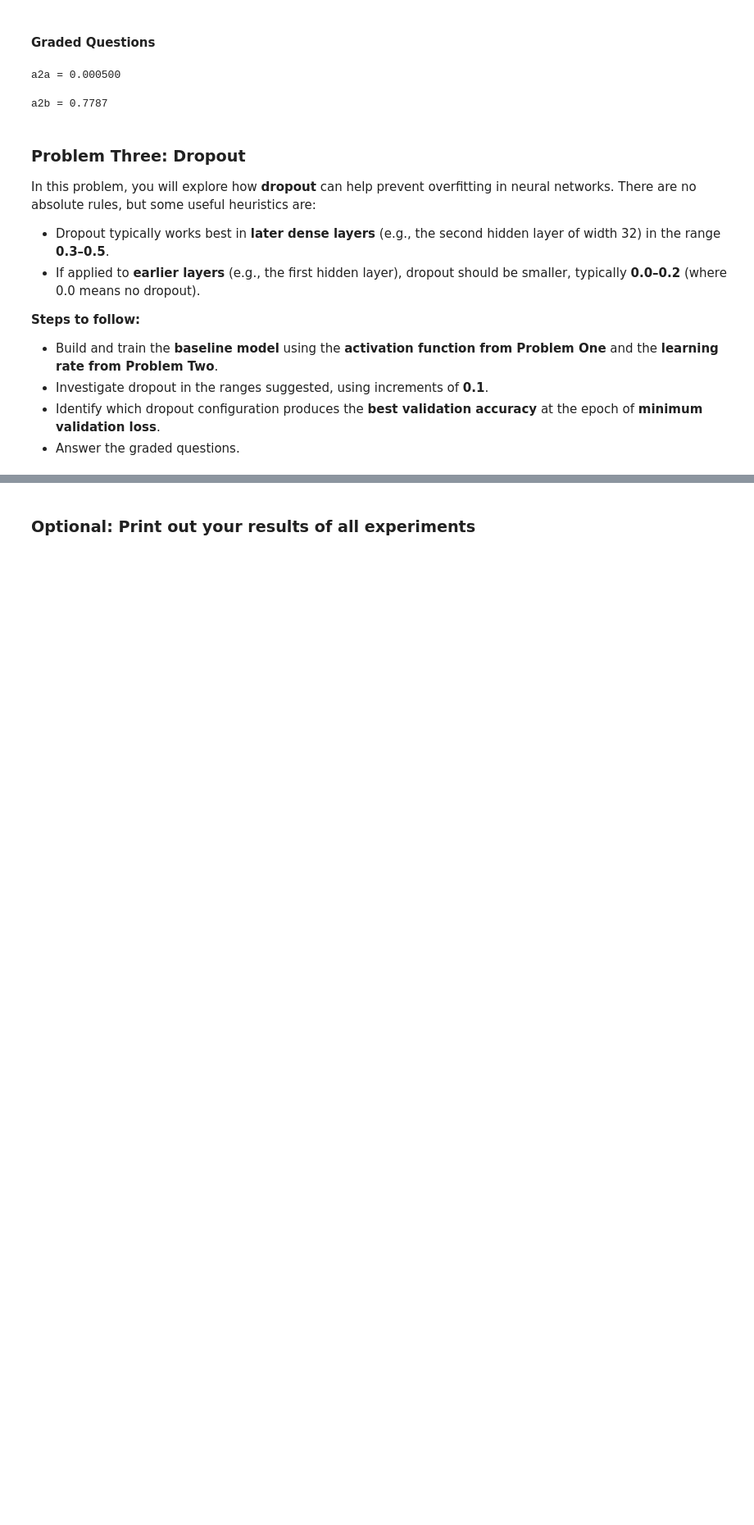
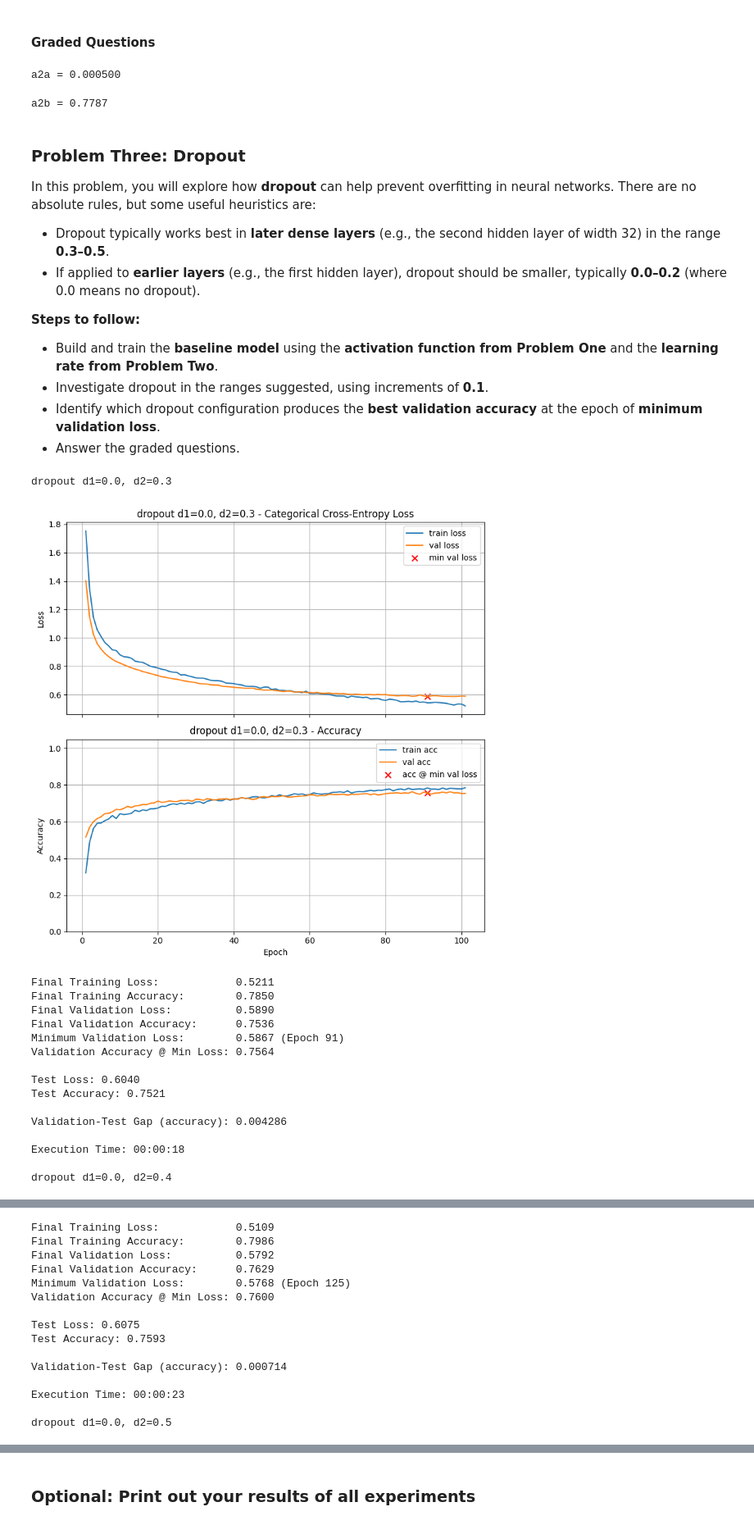
Before and after one commit to tlevash23/Mod7, a Jupyter notebook: Homework_03.ipynb, the cells around one changed output, grey strips where cells are left out. Shown at 82% size. Drawn from its saved outputs; the diff is of its cells as text; code cells hidden in the pictures; blank space fills up the shorter version.

```diff
--- a/Homework_03.ipynb
+++ b/Homework_03.ipynb
@@ -687,3 +687,53 @@ In this problem, you will explore how **dropout** can help prevent overfitting i
 * Answer the graded questions.
 # %%
 # Your code here. Add as many cells as you need.
+
+results = {}
+
+best_activation = "tanh"
+best_lr = 0.0005
+
+early_dropouts = [0.0, 0.1, 0.2]   # early drop
+late_dropouts  = [0.3, 0.4, 0.5]   # later drop
+
+for d1 in early_dropouts:
+    for d2 in late_dropouts:
+
+        layer_list = [
+            (64, best_activation, 0.0, d1),
+            (32, best_activation, 0.0, d2)
+        ]
+
+        model_dropout = build_model(
+            n_inputs=X_train.shape[1],
+            layer_list=layer_list,
+            n_classes=n_classes
+        )
+
+        train_and_test(
+            model_dropout,
+            epochs=500,
+            lr_schedule=best_lr,
+            title=f"dropout d1={d1:.1f}, d2={d2:.1f}",
+            verbose=0
+        )
+
+print_results()
+# %% [output]
+dropout d1=0.0, d2=0.3
+[figure, added]
+Final Training Loss:            0.5211
+Final Training Accuracy:        0.7850
+Final Validation Loss:          0.5890
+Final Validation Accuracy:      0.7536
+Minimum Validation Loss:        0.5867 (Epoch 91)
+Validation Accuracy @ Min Loss: 0.7564
+
+Test Loss: 0.6040
+Test Accuracy: 0.7521
+
+Validation-Test Gap (accuracy): 0.004286
+
+Execution Time: 00:00:18
+
+dropout d1=0.0, d2=0.4
@@ -689,0 +741,15 @@ In this problem, you will explore how **dropout** can help prevent overfitting i
+Final Training Loss:            0.5109
+Final Training Accuracy:        0.7986
+Final Validation Loss:          0.5792
+Final Validation Accuracy:      0.7629
+Minimum Validation Loss:        0.5768 (Epoch 125)
+Validation Accuracy @ Min Loss: 0.7600
+
+Test Loss: 0.6075
+Test Accuracy: 0.7593
+
+Validation-Test Gap (accuracy): 0.000714
+
+Execution Time: 00:00:23
+
+dropout d1=0.0, d2=0.5
```
Also changed, not shown: parts of 21 cells of this notebook.
